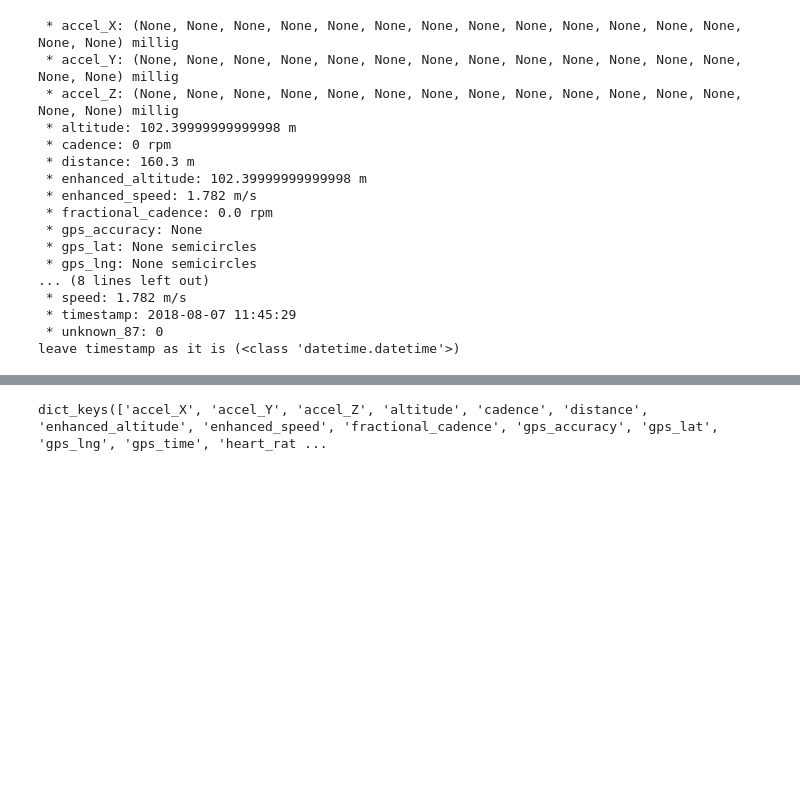
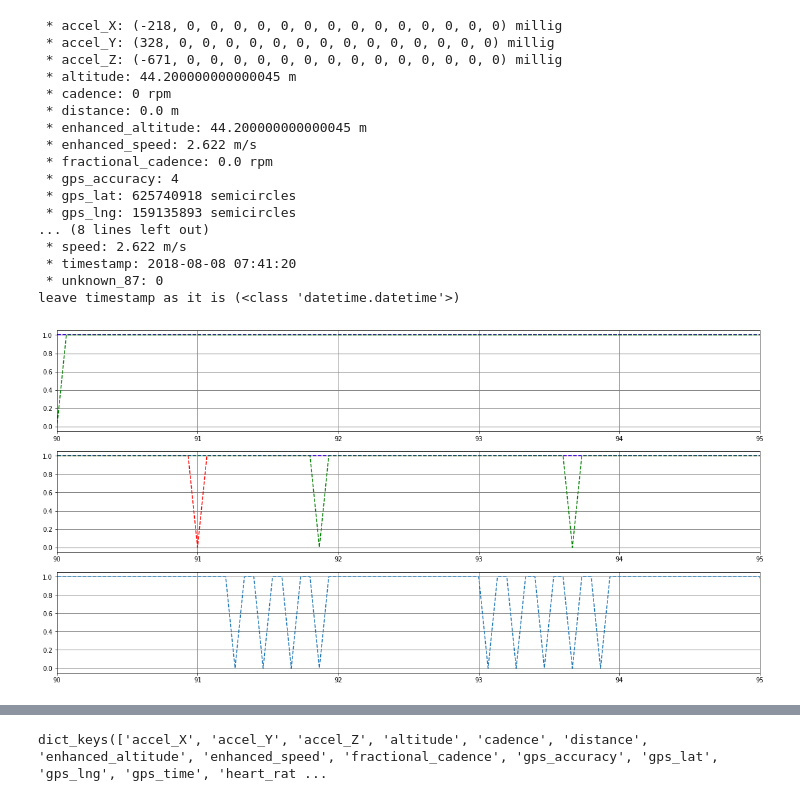
Before and after one commit to MatthiasLienhard/garmin_sandbox, a Jupyter notebook: analyse_recording.ipynb, the cells around one changed output, grey strips where cells are left out. Cells and saved outputs as stored; diff of their text form; code cells hidden in the pictures; blank space fills up the shorter version.

```diff
--- a/analyse_recording.ipynb
+++ b/analyse_recording.ipynb
@@ -44,7 +45,7 @@ for i, record in enumerate(fitfile.get_messages('record')):
     for record_data in record:
         # Print the records name and value (and units if it has any)
         fields.add(record_data.name)
-        if i==100:
+        if i==0:
             if record_data.units:
                 print (" * {}: {} {}".format(record_data.name, record_data.value, record_data.units))
             else:
@@ -54,8 +55,10 @@ for i, record in enumerate(fitfile.get_messages('record')):
         data[record_data.name].append(record_data.value)
     for missing in set(data.keys()).difference(fields):
         data[missing].append(np.nan)
-    lat_deg=data['position_lat'][-1]*180/2 ** 31
-    long_deg=data['position_long'][-1]*180/2 ** 31
+    if 'position_lat' in data.keys():
+        lat_deg=data['position_lat'][-1]*180/2 ** 31
+        long_deg=data['position_long'][-1]*180/2 ** 31
+
     if i==0:
         data['position_lat_deg']=[lat_deg]
         data['position_long_deg']=[long_deg]
@@ -70,27 +73,59 @@ for i, record in enumerate(fitfile.get_messages('record')):
         data['delta'].append(sqrt(data['delta_lat'][-1]**2 + data['delta_long'][-1]**2))
 
 for n in data.keys():
-    if isinstance(data[n][0], tuple):
-        data[n]=list(chain.from_iterable(data[n]))
+    #if isinstance(data[n][0], tuple):
+    #    data[n]=list(chain.from_iterable(data[n]))
+
     try:
         data[n]=np.array(data[n], dtype=np.float)
     except TypeError:
         print("leave "+n+ " as it is ("+ str(type(data[n][0])) +")")
 # %% [output]
- * accel_X: (None, None, None, None, None, None, None, None, None, None, None, None, None, None, None) millig
- * accel_Y: (None, None, None, None, None, None, None, None, None, None, None, None, None, None, None) millig
- * accel_Z: (None, None, None, None, None, None, None, None, None, None, None, None, None, None, None) millig
- * altitude: 102.39999999999998 m
+ * accel_X: (-218, 0, 0, 0, 0, 0, 0, 0, 0, 0, 0, 0, 0, 0, 0) millig
+ * accel_Y: (328, 0, 0, 0, 0, 0, 0, 0, 0, 0, 0, 0, 0, 0, 0) millig
+ * accel_Z: (-671, 0, 0, 0, 0, 0, 0, 0, 0, 0, 0, 0, 0, 0, 0) millig
+ * altitude: 44.200000000000045 m
  * cadence: 0 rpm
- * distance: 160.3 m
- * enhanced_altitude: 102.39999999999998 m
- * enhanced_speed: 1.782 m/s
+ * distance: 0.0 m
+ * enhanced_altitude: 44.200000000000045 m
+ * enhanced_speed: 2.622 m/s
  * fractional_cadence: 0.0 rpm
- * gps_accuracy: None
- * gps_lat: None semicircles
- * gps_lng: None semicircles
+ * gps_accuracy: 4
+ * gps_lat: 625740918 semicircles
+ * gps_lng: 159135893 semicircles
 ... (8 lines left out)
- * speed: 1.782 m/s
- * timestamp: 2018-08-07 11:45:29
+ * speed: 2.622 m/s
+ * timestamp: 2018-08-08 07:41:20
  * unknown_87: 0
 leave timestamp as it is (<class 'datetime.datetime'>)
+# %%
+names=('mag_X','mag_Y','mag_Z', 'accel_X', 'accel_Y', 'accel_Z', 'pressure')
+test=dict()
+for n in names:
+    test[n]=list(data[n][0:15]==0)
+    for i in np.arange(15,len(data[n])):
+        test[n].append(data[n][i] != data[n][i-15])
+# %%
+t = np.arange(0., len(test['mag_X']))/15
+
+lim=(90,95)
+
+ax = plt.subplot(3, 1, 1)
+ax.plot(t, test['accel_X'], 'r--', t, test['accel_Y'], 'b--', t,test['accel_Z'], 'g--')
+plt.xlim(lim[0],lim[1])
+ax.grid(color='grey', linestyle='-', linewidth=1)
+
+ax = plt.subplot(3, 1, 2)
+ax.plot(t, test['mag_X'], 'r--', t, test['mag_Y'], 'b--', t,test['mag_Z'], 'g--')
+plt.xlim(lim[0],lim[1])
+ax.grid(color='grey', linestyle='-', linewidth=1)
+
+ax = plt.subplot(3, 1, 3)
+ax.plot(t,test['pressure'] , '--' )
+plt.xlim(lim[0],lim[1])
+ax.grid(color='grey', linestyle='-', linewidth=1)
+
+ax.figure.set_size_inches(20,10)
+plt.show()
+# %% [output]
+[figure, added]
```
Also changed, not shown: parts of 4 cells of this notebook, 4 other files.
